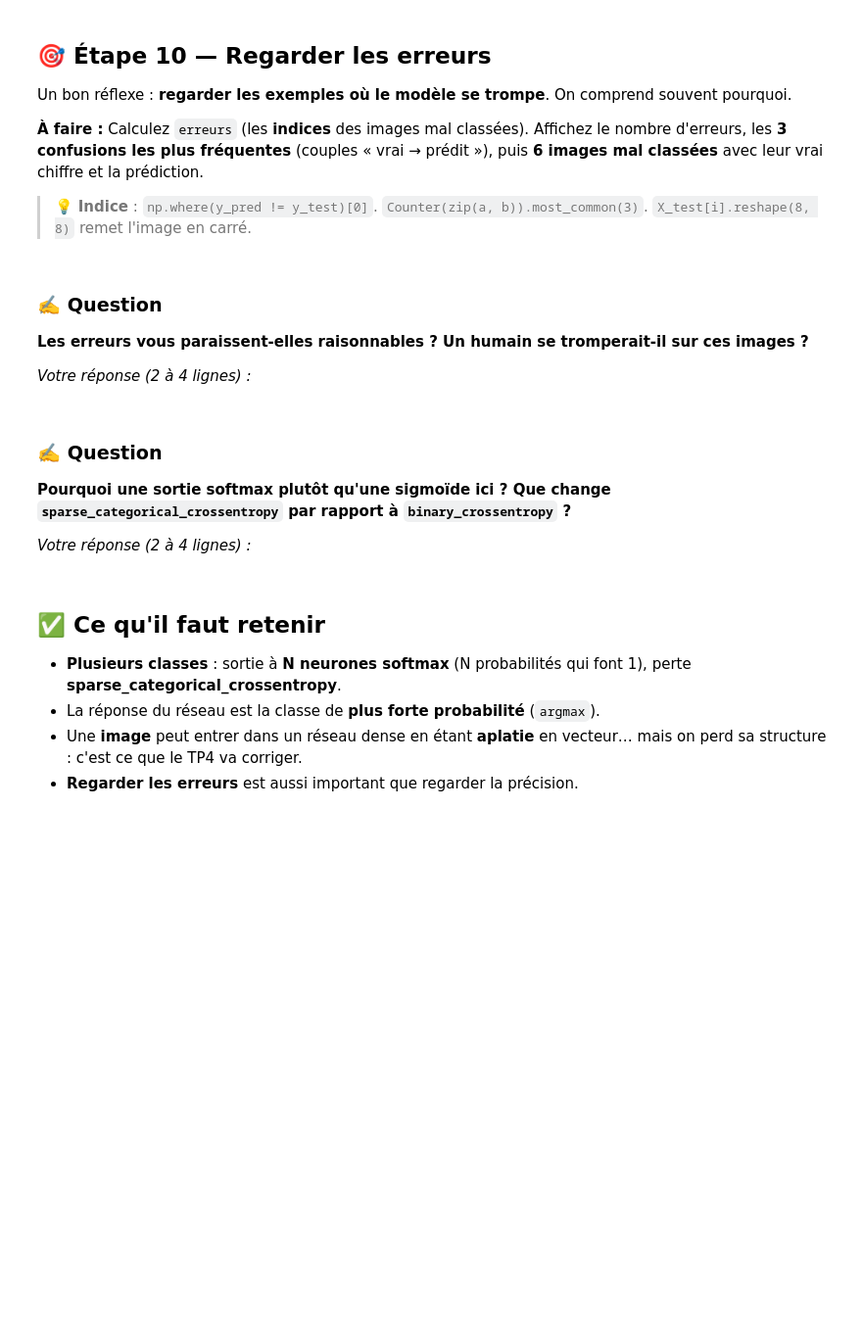
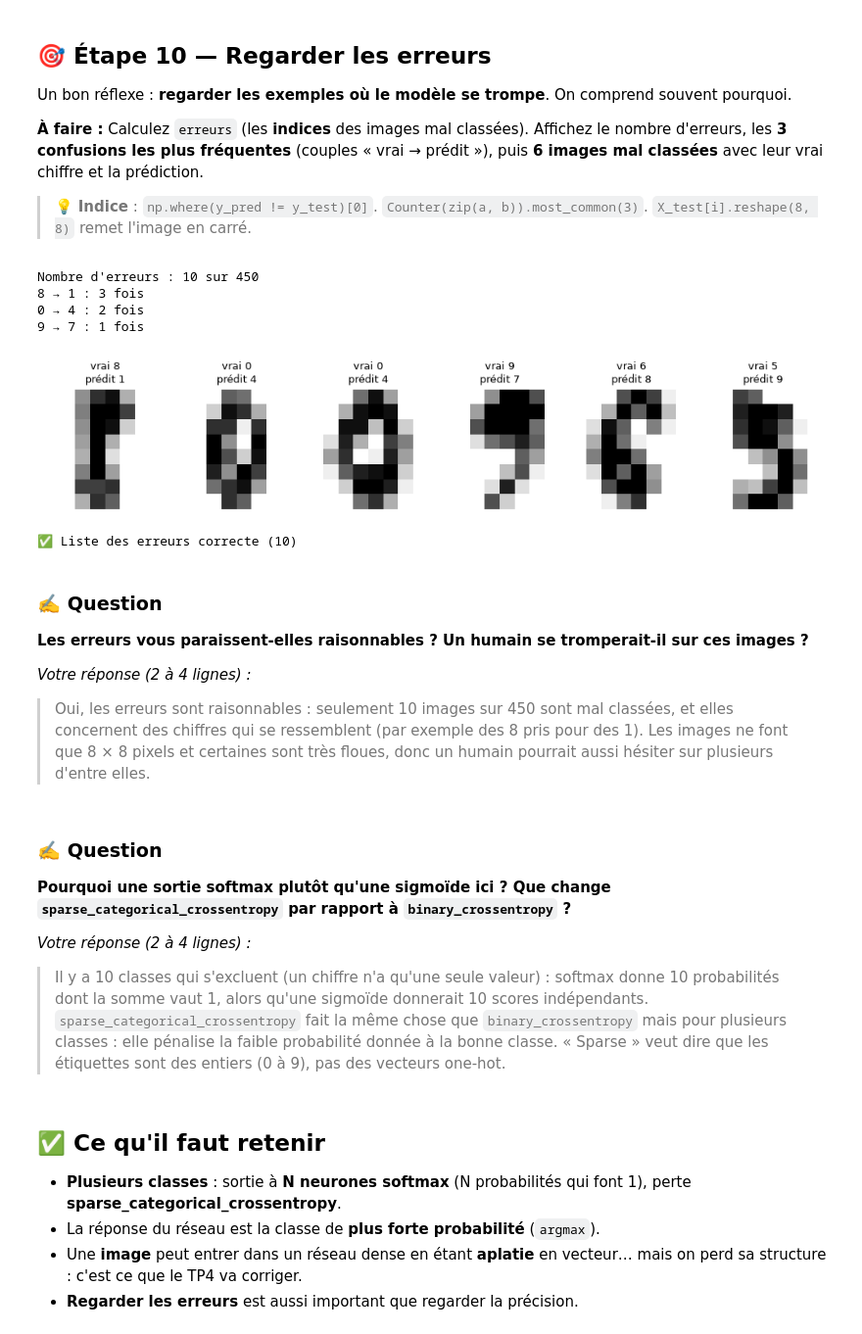
Before and after one commit to Tesfabirhan-WR/neural-network, a Jupyter notebook: notebooks/tp3_multiclasses.ipynb, the cells around one changed output. Shown at 98% size. Saved outputs shown, nothing was run; the diff lists cells and outputs as text; code cells hidden in the pictures; blank space fills up the shorter version.

```diff
--- a/notebooks/tp3_multiclasses.ipynb
+++ b/notebooks/tp3_multiclasses.ipynb
@@ -229,24 +234,48 @@ Un bon réflexe : **regarder les exemples où le modèle se trompe**. On compren
 > 💡 **Indice** : `np.where(y_pred != y_test)[0]`. `Counter(zip(a, b)).most_common(3)`. `X_test[i].reshape(8, 8)` remet l'image en carré.
 # %%
 from collections import Counter
-# erreurs, confusions fréquentes, 6 images mal classées
+
+# Indices des images mal classées
+erreurs = np.where(y_pred != y_test)[0]
+print("Nombre d'erreurs :", len(erreurs), "sur", len(y_test))
+
+# 3 confusions les plus fréquentes (vrai -> prédit)
+for (vrai, predit), n in Counter(zip(y_test[erreurs], y_pred[erreurs])).most_common(3):
+    print(f"{vrai} → {predit} : {n} fois")
+
+# 6 images mal classées
+fig, axes = plt.subplots(1, 6, figsize=(10, 2))
+for ax, i in zip(axes, erreurs[:6]):
+    ax.imshow(X_test[i].reshape(8, 8), cmap="gray_r")
+    ax.set_title(f"vrai {y_test[i]}\nprédit {y_pred[i]}", fontsize=9)
+    ax.axis("off")
+plt.tight_layout()
+plt.show()
+# %% [output]
+Nombre d'erreurs : 10 sur 450
+8 → 1 : 3 fois
+0 → 4 : 2 fois
+9 → 7 : 1 fois
+[figure, added]
 # %%
 # ✅ Contrôle (ne pas modifier)
 controle(len(erreurs) == int(np.sum(y_pred != y_test)), 'Liste des erreurs correcte (%d)' % len(erreurs), 'Vérifiez le calcul des indices d\'erreur')
+# %% [output]
+✅ Liste des erreurs correcte (10)
 # %% [markdown]
 ### ✍️ Question
 **Les erreurs vous paraissent-elles raisonnables ? Un humain se tromperait-il sur ces images ?**
 
 *Votre réponse (2 à 4 lignes) :*
 
->
+> Oui, les erreurs sont raisonnables : seulement 10 images sur 450 sont mal classées, et elles concernent des chiffres qui se ressemblent (par exemple des 8 pris pour des 1). Les images ne font que 8 × 8 pixels et certaines sont très floues, donc un humain pourrait aussi hésiter sur plusieurs d'entre elles.
 # %% [markdown]
 ### ✍️ Question
 **Pourquoi une sortie softmax plutôt qu'une sigmoïde ici ? Que change `sparse_categorical_crossentropy` par rapport à `binary_crossentropy` ?**
 
 *Votre réponse (2 à 4 lignes) :*
 
->
+> Il y a 10 classes qui s'excluent (un chiffre n'a qu'une seule valeur) : softmax donne 10 probabilités dont la somme vaut 1, alors qu'une sigmoïde donnerait 10 scores indépendants. `sparse_categorical_crossentropy` fait la même chose que `binary_crossentropy` mais pour plusieurs classes : elle pénalise la faible probabilité donnée à la bonne classe. « Sparse » veut dire que les étiquettes sont des entiers (0 à 9), pas des vecteurs one-hot.
 # %% [markdown]
 ## ✅ Ce qu'il faut retenir
 - **Plusieurs classes** : sortie à **N neurones softmax** (N probabilités qui font 1), perte **sparse_categorical_crossentropy**.
```
Also changed, not shown: parts of 3 cells of this notebook, 39 other files.
